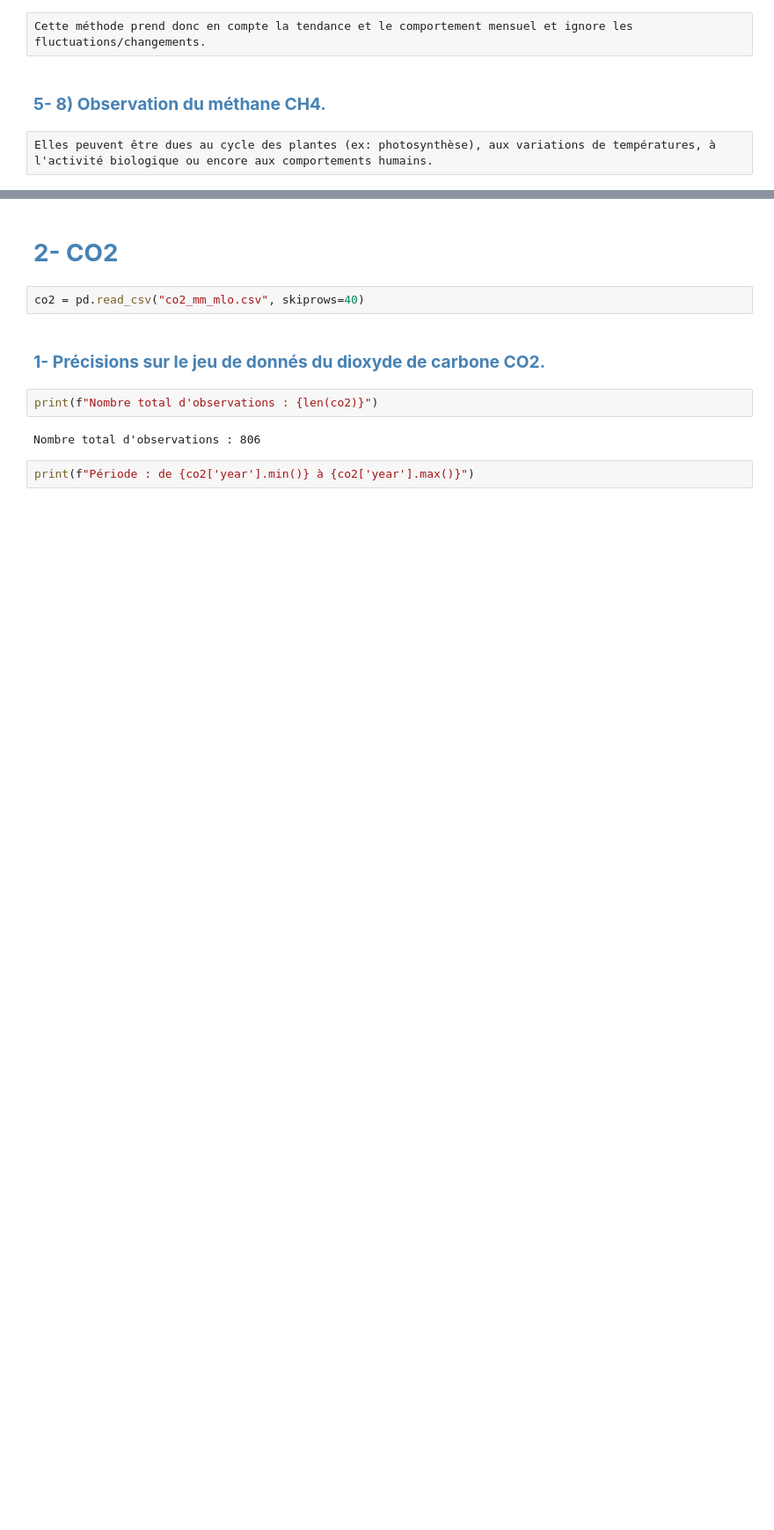
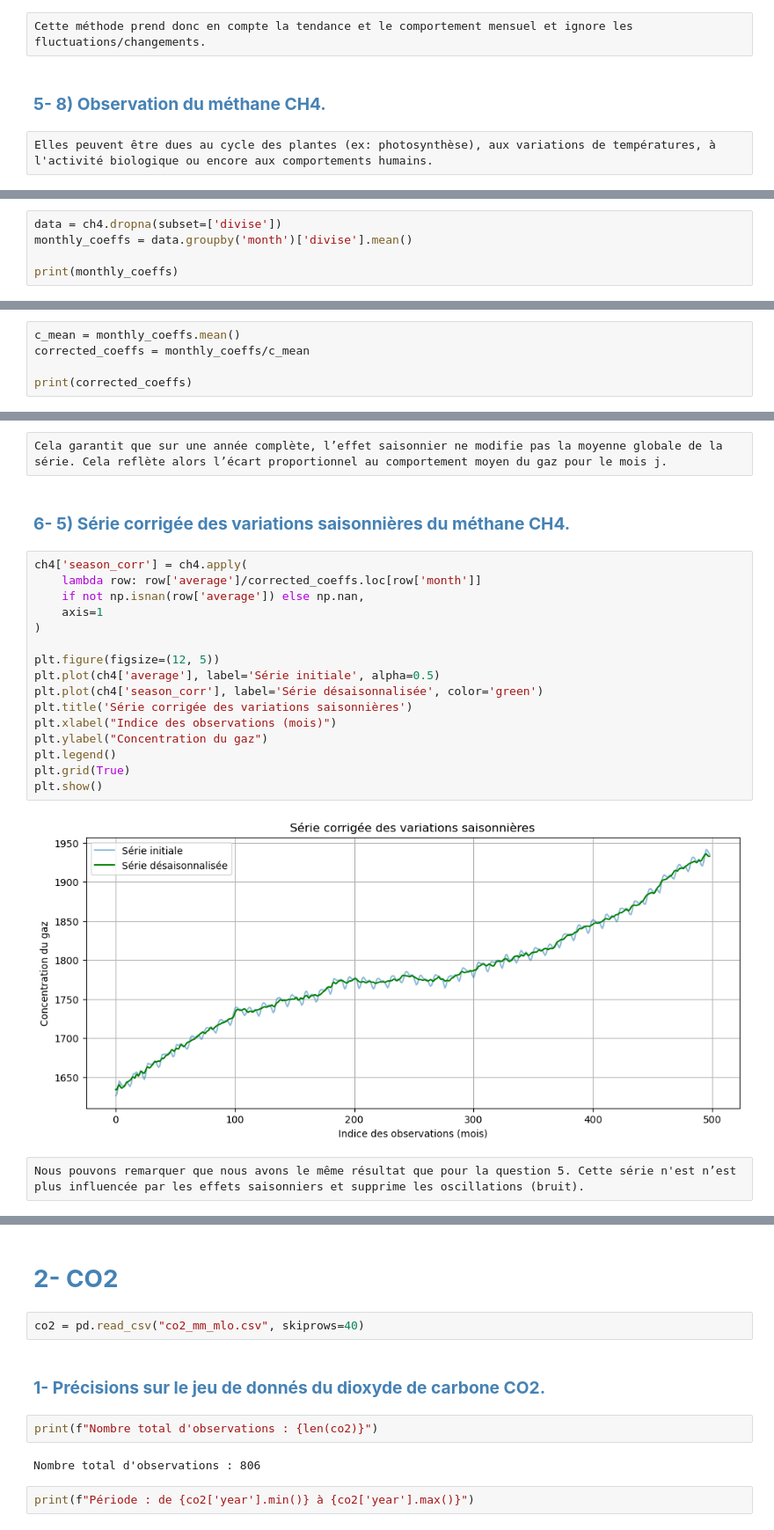
Before and after one commit to Panatik/ProjetStat, a Jupyter notebook: Untitled.ipynb, the cells around one changed output, grey strips where cells are left out. Shown at 88% size. Saved outputs shown, nothing was run; the diff lists cells and outputs as text; blank space fills up the shorter version.

Commit message:
Correction Question 5 + Question 6 et 7

```diff
--- a/Untitled.ipynb
+++ b/Untitled.ipynb
@@ -281,0 +331,5 @@ Elles peuvent être dues au cycle des plantes (ex: photosynthèse), aux variatio
+# %%
+data = ch4.dropna(subset=['divise'])
+monthly_coeffs = data.groupby('month')['divise'].mean()
+
+print(monthly_coeffs)
@@ -281,0 +353,5 @@ Elles peuvent être dues au cycle des plantes (ex: photosynthèse), aux variatio
+# %%
+c_mean = monthly_coeffs.mean()
+corrected_coeffs = monthly_coeffs/c_mean
+
+print(corrected_coeffs)
@@ -281,0 +373,24 @@ Elles peuvent être dues au cycle des plantes (ex: photosynthèse), aux variatio
+# %% [raw]
+Cela garantit que sur une année complète, l’effet saisonnier ne modifie pas la moyenne globale de la série. Cela reflète alors l’écart proportionnel au comportement moyen du gaz pour le mois j.
+# %% [markdown]
+<h3 style = "color : #4682B4; font-weight:bold;">6- 5) Série corrigée des variations saisonnières du méthane CH4. </h3>
+# %%
+ch4['season_corr'] = ch4.apply(
+    lambda row: row['average']/corrected_coeffs.loc[row['month']]
+    if not np.isnan(row['average']) else np.nan,
+    axis=1
+)
+
+plt.figure(figsize=(12, 5))
+plt.plot(ch4['average'], label='Série initiale', alpha=0.5)
+plt.plot(ch4['season_corr'], label='Série désaisonnalisée', color='green')
+plt.title('Série corrigée des variations saisonnières')
+plt.xlabel("Indice des observations (mois)")
+plt.ylabel("Concentration du gaz")
+plt.legend()
+plt.grid(True)
+plt.show()
+# %% [output]
+[figure, added]
+# %% [raw]
+Nous pouvons remarquer que nous avons le même résultat que pour la question 5. Cette série n'est n’est plus influencée par les effets saisonniers et supprime les oscillations (bruit).
```
Also changed, not shown: parts of 22 cells of this notebook.
